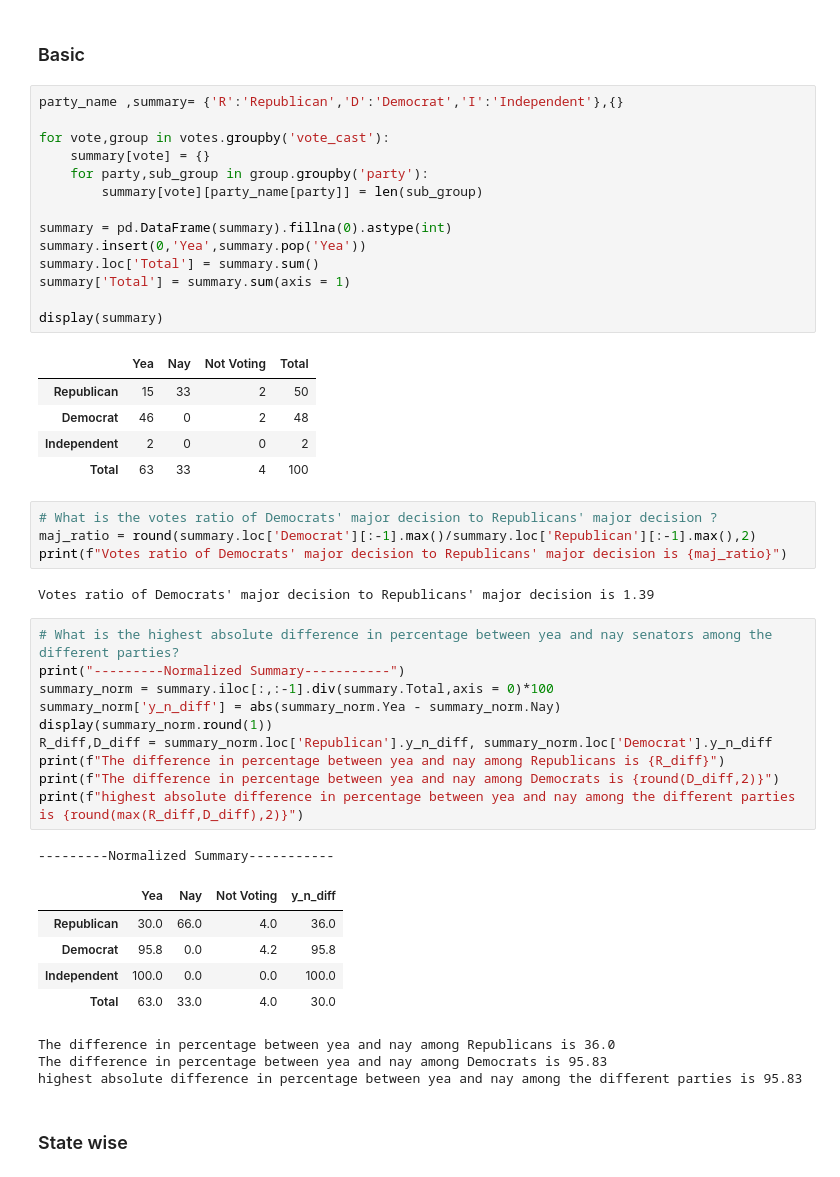
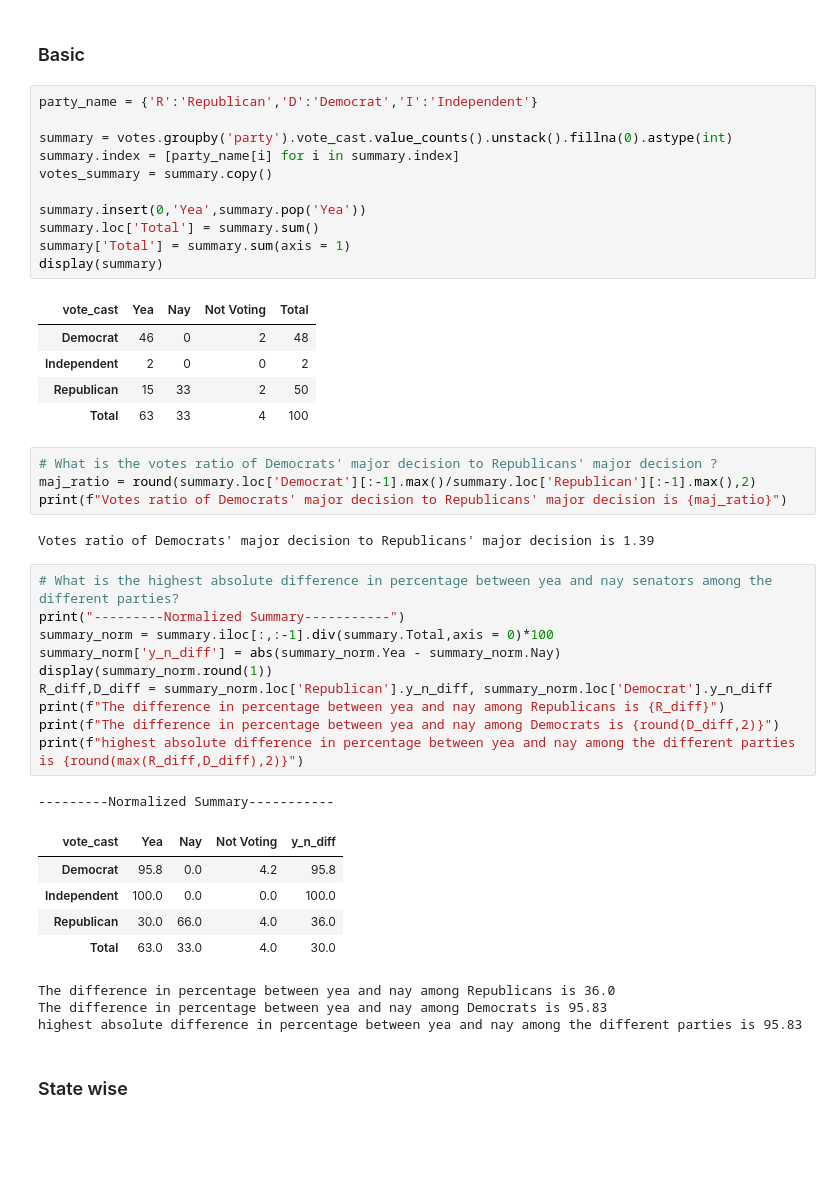
Before and after one commit to jishnujp/US_senate_roll_call, a Jupyter notebook: voteSummary.ipynb, the cells around one changed output. Drawn from its saved outputs; the diff is of its cells as text; blank space fills up the shorter version.

```diff
--- a/voteSummary.ipynb
+++ b/voteSummary.ipynb
@@ -40,24 +40,21 @@ votes.to_csv('roll_call_votes.csv')
 # %% [markdown]
 ### Basic
 # %%
-party_name ,summary= {'R':'Republican','D':'Democrat','I':'Independent'},{}
+party_name = {'R':'Republican','D':'Democrat','I':'Independent'}
 
-for vote,group in votes.groupby('vote_cast'):
-    summary[vote] = {}
-    for party,sub_group in group.groupby('party'):
-        summary[vote][party_name[party]] = len(sub_group)
+summary = votes.groupby('party').vote_cast.value_counts().unstack().fillna(0).astype(int)
+summary.index = [party_name[i] for i in summary.index]
+votes_summary = summary.copy()
 
-summary = pd.DataFrame(summary).fillna(0).astype(int)
 summary.insert(0,'Yea',summary.pop('Yea'))
 summary.loc['Total'] = summary.sum()
 summary['Total'] = summary.sum(axis = 1)
-
 display(summary)
 # %% [output]
-|  | Yea | Nay | Not Voting | Total |
-| Republican | 15 | 33 | 2 | 50 |
+| vote_cast | Yea | Nay | Not Voting | Total |
 | Democrat | 46 | 0 | 2 | 48 |
 | Independent | 2 | 0 | 0 | 2 |
+| Republican | 15 | 33 | 2 | 50 |
 | Total | 63 | 33 | 4 | 100 |
 # %%
 # What is the votes ratio of Democrats' major decision to Republicans' major decision ?
@@ -77,10 +74,10 @@ print(f"The difference in percentage between yea and nay among Democrats is {rou
 print(f"highest absolute difference in percentage between yea and nay among the different parties is {round(max(R_diff,D_diff),2)}")
 # %% [output]
 ---------Normalized Summary-----------
-|  | Yea | Nay | Not Voting | y_n_diff |
-| Republican | 30.0 | 66.0 | 4.0 | 36.0 |
+| vote_cast | Yea | Nay | Not Voting | y_n_diff |
 | Democrat | 95.8 | 0.0 | 4.2 | 95.8 |
 | Independent | 100.0 | 0.0 | 0.0 | 100.0 |
+| Republican | 30.0 | 66.0 | 4.0 | 36.0 |
 | Total | 63.0 | 33.0 | 4.0 | 30.0 |
 The difference in percentage between yea and nay among Republicans is 36.0
 The difference in percentage between yea and nay among Democrats is 95.83
```
Also changed, not shown: parts of 10 cells of this notebook.
